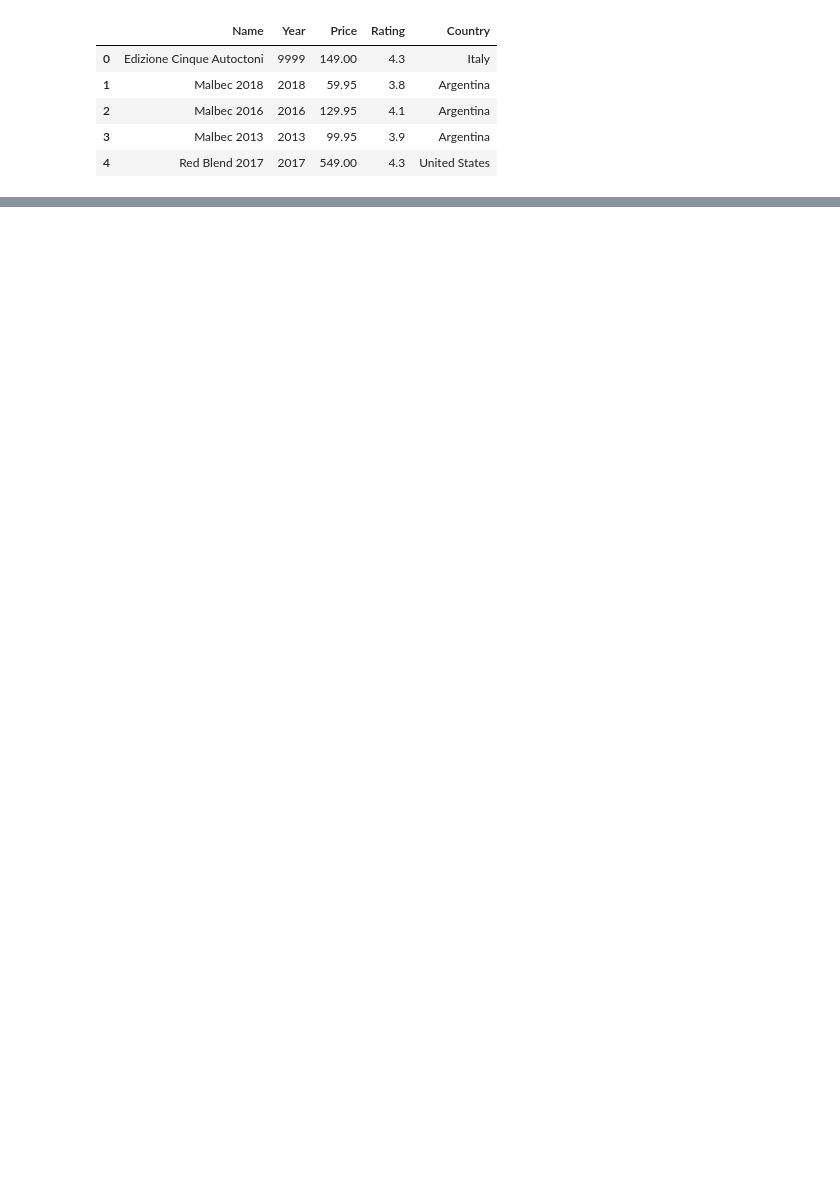
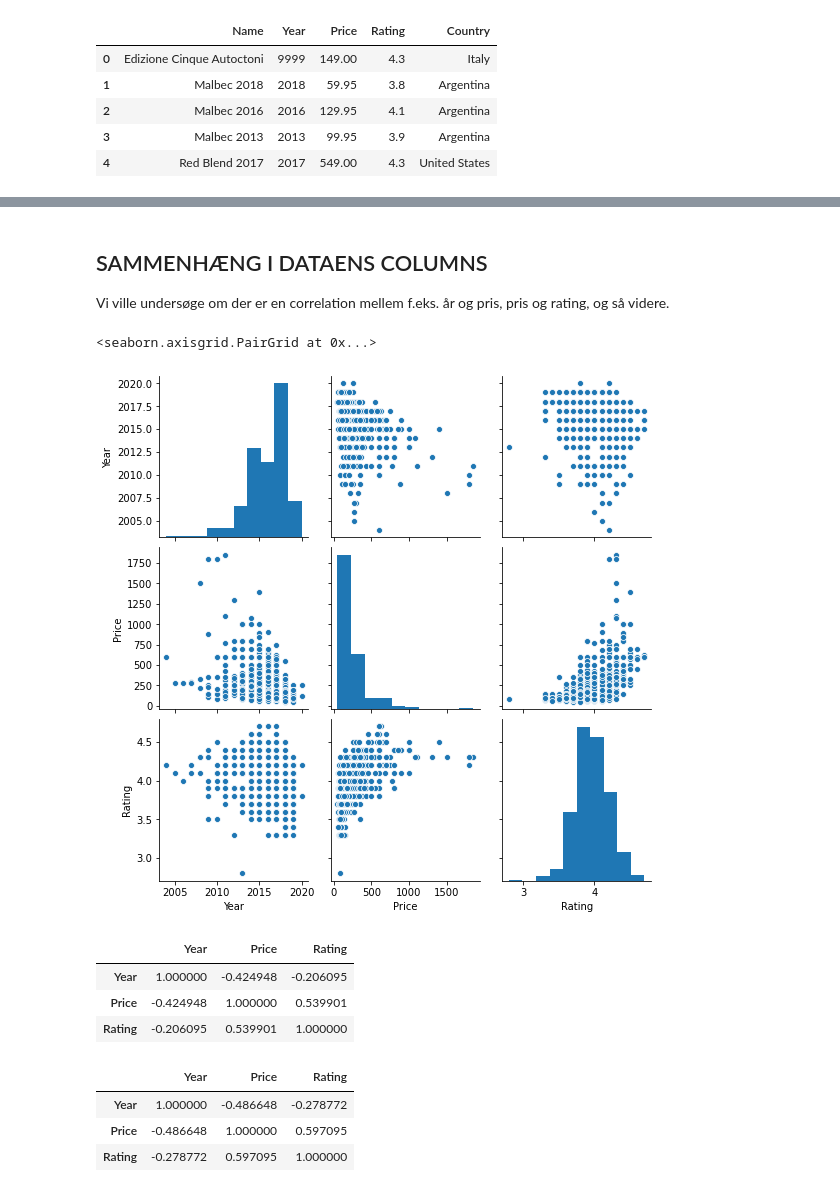
Before and after one commit to MathiasNoeClausen/pythonEksamen, a Jupyter notebook: Python_eksamen.ipynb, the cells around one changed output, grey strips where cells are left out. Saved outputs shown, nothing was run; the diff lists cells and outputs as text; code cells hidden in the pictures; blank space fills up the shorter version.

Commit message:
large +correlation

```diff
--- a/Python_eksamen.ipynb
+++ b/Python_eksamen.ipynb
@@ -72,3 +69,7 @@ df.head()
 | 2 | Malbec 2016 | 2016 | 129.95 | 4.1 | Argentina |
 | 3 | Malbec 2013 | 2013 | 99.95 | 3.9 | Argentina |
 | 4 | Red Blend 2017 | 2017 | 549.00 | 4.3 | United States |
+# %%
+yearMask = df['Year'] < 2022
+dfClean = df[yearMask]
+dfClean.head()
@@ -74,0 +83,30 @@ df.head()
+# %% [markdown]
+
+
+## SAMMENHÆNG I DATAENS COLUMNS
+Vi ville undersøge om der er en correlation mellem f.eks. år og pris, pris og rating, og så videre.
+# %%
+import seaborn as sb
+
+sb.pairplot(dfClean)
+# %% [output]
+<seaborn.axisgrid.PairGrid at 0x...>
+[figure, added]
+# %%
+dfClean.corr()
+# %% [output]
+|  | Year | Price | Rating |
+| Year | 1.000000 | -0.424948 | -0.206095 |
+| Price | -0.424948 | 1.000000 | 0.539901 |
+| Rating | -0.206095 | 0.539901 | 1.000000 |
+# %%
+dfLarge = pd.read_csv('vinDataLarge.csv')
+yearMask = dfLarge['Year'] < 2022
+dfLargeClean = dfLarge[yearMask]
+
+dfLargeClean.corr()
+# %% [output]
+|  | Year | Price | Rating |
+| Year | 1.000000 | -0.486648 | -0.278772 |
+| Price | -0.486648 | 1.000000 | 0.597095 |
+| Rating | -0.278772 | 0.597095 | 1.000000 |
```
Also changed, not shown: parts of 6 cells of this notebook, 4 other files.
